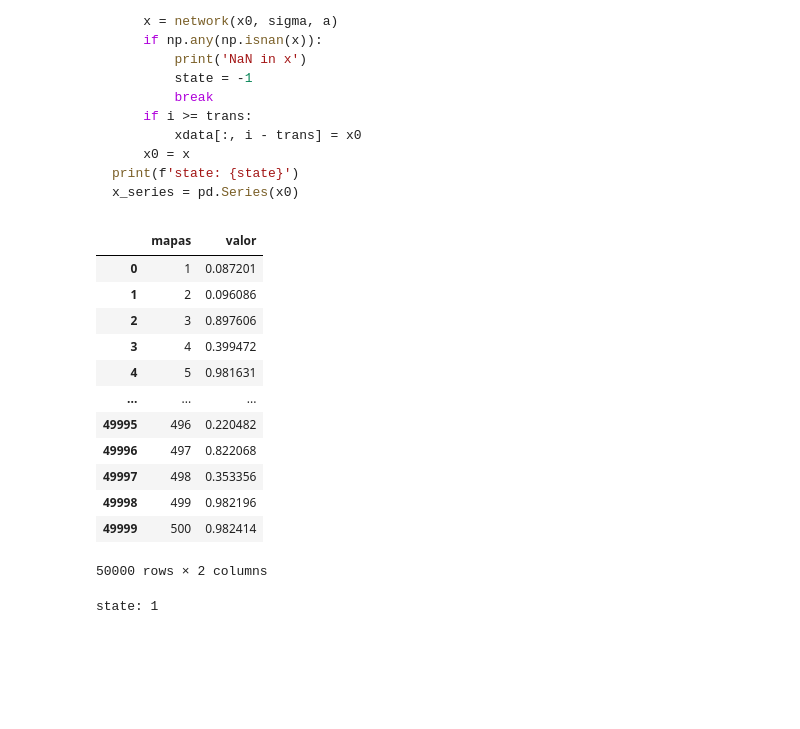
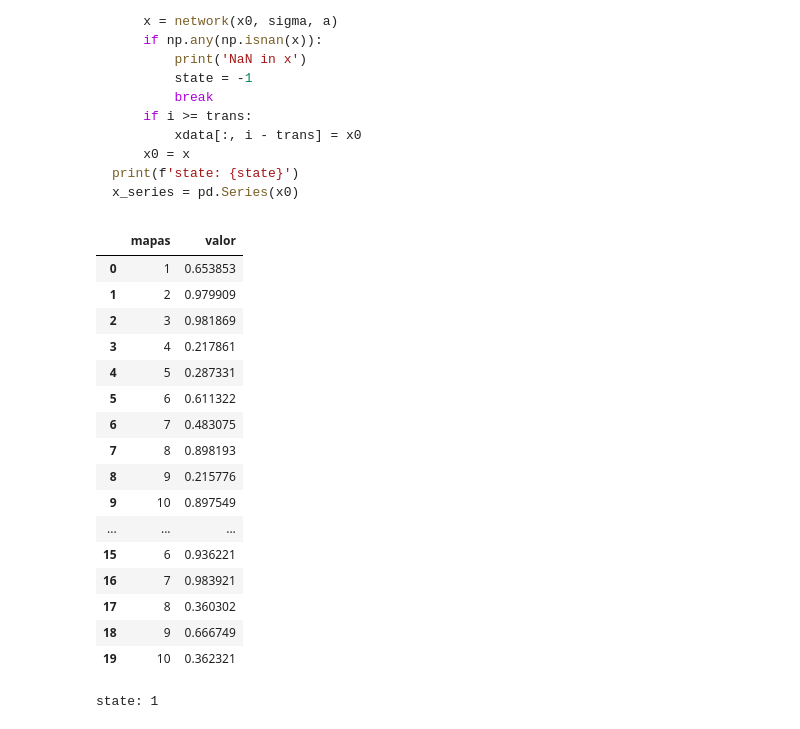
Before and after one commit to ConradBitt/logistico_global, a Jupyter notebook: logistic_global_coupling.ipynb, the cells around one changed output. Cells and saved outputs as stored; diff of their text form; code cells hidden in the pictures; blank space fills up the shorter version.

```diff
--- a/logistic_global_coupling.ipynb
+++ b/logistic_global_coupling.ipynb
@@ -63,25 +68,26 @@ x_series = pd.Series(x0)
 # %%
-! gcc logistico-rede-global.c -o x.x
-! ./x.x
-
 dado_patricio = pd.read_csv('logredeglobal.dat', sep='\t',
                            header=None)
 dado_patricio.columns = ['mapas','valor']
-dado_patricio
+dado_patricio.head(20)
 # %% [output]
 |  | mapas | valor |
-| 0 | 1 | 0.087201 |
-| 1 | 2 | 0.096086 |
-| 2 | 3 | 0.897606 |
-| 3 | 4 | 0.399472 |
-| 4 | 5 | 0.981631 |
+| 0 | 1 | 0.653853 |
+| 1 | 2 | 0.979909 |
+| 2 | 3 | 0.981869 |
+| 3 | 4 | 0.217861 |
+| 4 | 5 | 0.287331 |
+| 5 | 6 | 0.611322 |
+| 6 | 7 | 0.483075 |
+| 7 | 8 | 0.898193 |
+| 8 | 9 | 0.215776 |
+| 9 | 10 | 0.897549 |
 | ... | ... | ... |
-| 49995 | 496 | 0.220482 |
-| 49996 | 497 | 0.822068 |
-| 49997 | 498 | 0.353356 |
-| 49998 | 499 | 0.982196 |
-| 49999 | 500 | 0.982414 |
+| 15 | 6 | 0.936221 |
+| 16 | 7 | 0.983921 |
+| 17 | 8 | 0.360302 |
+| 18 | 9 | 0.666749 |
+| 19 | 10 | 0.362321 |
-50000 rows × 2 columns
 # %%
 n = 500 # Network size
 tf = 5000 # Iteration time
```
Also changed, not shown: parts of 8 cells of this notebook, 6 other files.
